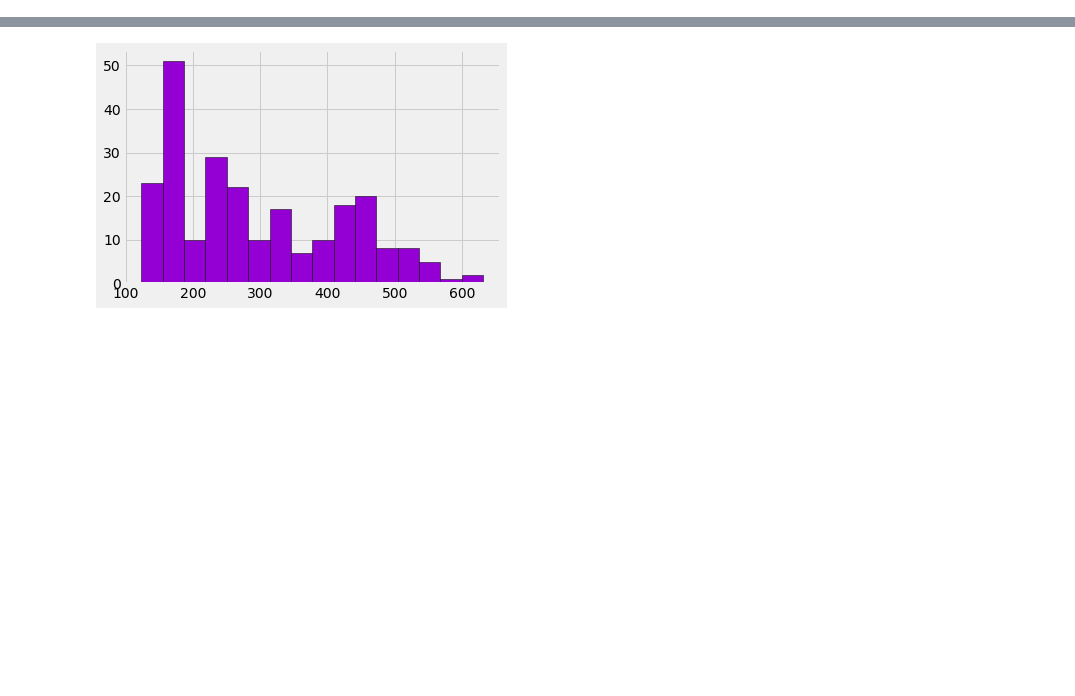
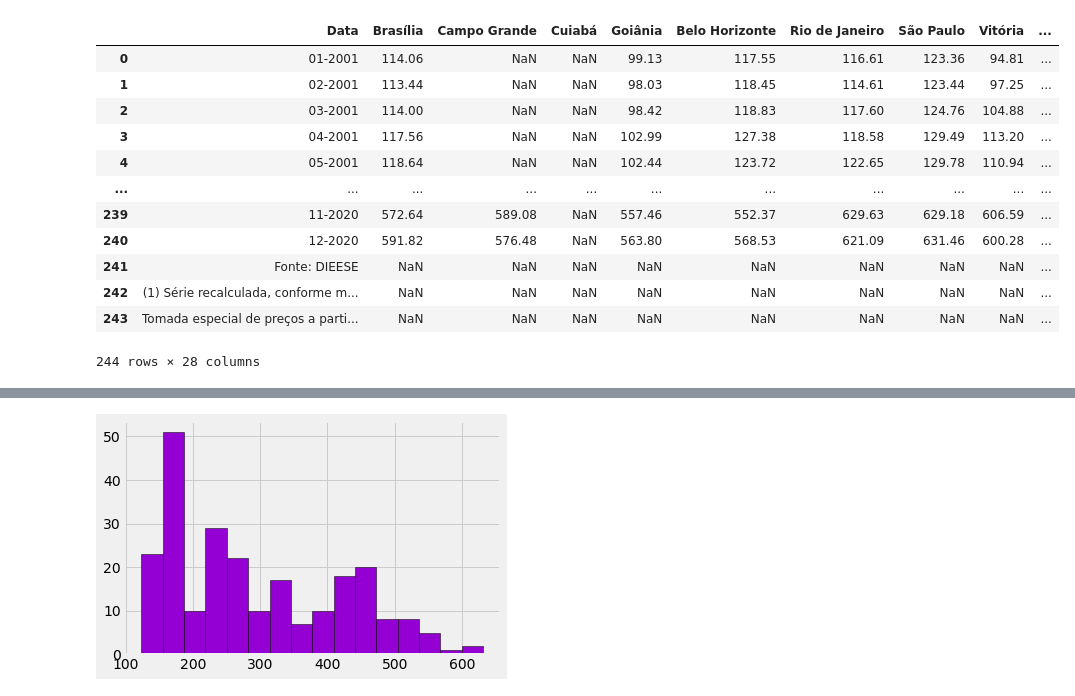
Before and after one commit to bessasjr/Cesta_basica_2001-2020, a Jupyter notebook: cesta_basic.ipynb, the cells around one changed output, grey strips where cells are left out. Cells and saved outputs as stored; diff of their text form; code cells hidden in the pictures; blank space fills up the shorter version.

```diff
--- a/cesta_basic.ipynb
+++ b/cesta_basic.ipynb
@@ -90,3 +54,20 @@ cest
+# %%
+cest.rename(columns={'Unnamed: 0': 'Data'}, inplace=True)
+cest
+# %% [output]
+|  | Data | Brasília | Campo Grande | Cuiabá | Goiânia | Belo Horizonte | Rio de Janeiro | São Paulo | Vitória | ... |
+| 0 | 01-2001 | 114.06 | NaN | NaN | 99.13 | 117.55 | 116.61 | 123.36 | 94.81 | ... |
+| 1 | 02-2001 | 113.44 | NaN | NaN | 98.03 | 118.45 | 114.61 | 123.44 | 97.25 | ... |
+| 2 | 03-2001 | 114.00 | NaN | NaN | 98.42 | 118.83 | 117.60 | 124.76 | 104.88 | ... |
+| 3 | 04-2001 | 117.56 | NaN | NaN | 102.99 | 127.38 | 118.58 | 129.49 | 113.20 | ... |
+| 4 | 05-2001 | 118.64 | NaN | NaN | 102.44 | 123.72 | 122.65 | 129.78 | 110.94 | ... |
+| ... | ... | ... | ... | ... | ... | ... | ... | ... | ... | ... |
+| 239 | 11-2020 | 572.64 | 589.08 | NaN | 557.46 | 552.37 | 629.63 | 629.18 | 606.59 | ... |
+| 240 | 12-2020 | 591.82 | 576.48 | NaN | 563.80 | 568.53 | 621.09 | 631.46 | 600.28 | ... |
+| 241 | Fonte: DIEESE | NaN | NaN | NaN | NaN | NaN | NaN | NaN | NaN | ... |
+| 242 | (1) Série recalculada, conforme m... | NaN | NaN | NaN | NaN | NaN | NaN | NaN | NaN | ... |
+| 243 | Tomada especial de preços a parti... | NaN | NaN | NaN | NaN | NaN | NaN | NaN | NaN | ... |
+244 rows × 28 columns
 # %%
 # Deletando as 3 ultimas linhas (que não contém mais dados)
 
```
Also changed, not shown: parts of 22 cells of this notebook, 1 other file.
